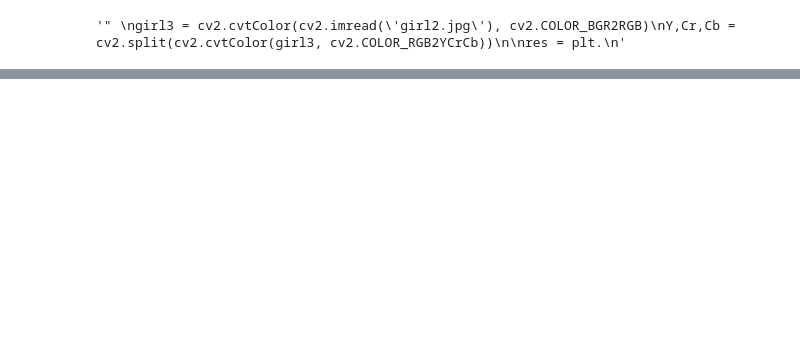
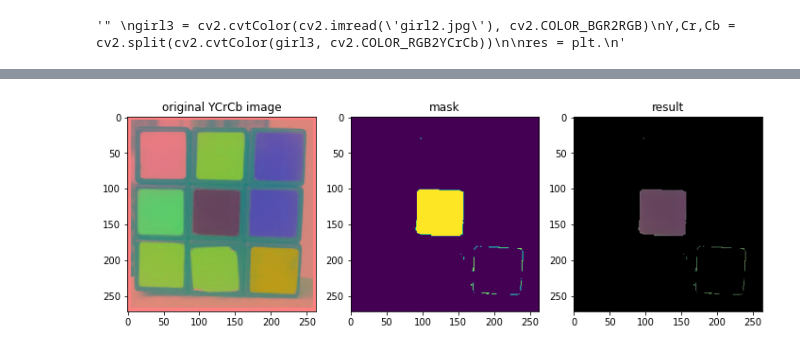
Before and after one commit to kavin-du/Color-Spaces-Transform, a Jupyter notebook: e16057.ipynb, the cells around one changed output, grey strips where cells are left out. Saved outputs shown, nothing was run; the diff lists cells and outputs as text; code cells hidden in the pictures; blank space fills up the shorter version.

```diff
--- a/e16057.ipynb
+++ b/e16057.ipynb
@@ -84,0 +106,15 @@ if __name__ == '__main__':
+# %%
+    ### segmentation in YCrCb space ###
+
+    # read the image in YCrCb color mode
+    rubic_YCrCb = cv2.cvtColor(cv2.imread('rubic.png'), cv2.COLOR_BGR2YCrCb)
+
+    minYCrCb = np.array([53,62,27], dtype='uint8') # define minimum color value for green
+    maxYCrCb = np.array([133,142,107], dtype='uint8') # define max color value for green
+    mask = cv2.inRange(rubic_YCrCb, minYCrCb, maxYCrCb) # create the mask between color range
+
+    # get the result
+    result = cv2.bitwise_and(rubic_YCrCb, rubic_YCrCb, mask=mask)
+    showImages([rubic_YCrCb, mask, result],['original YCrCb image', 'mask', 'result'])
+# %% [output]
+[figure, added]
```
Also changed, not shown: parts of 3 cells of this notebook, 2 other files.
